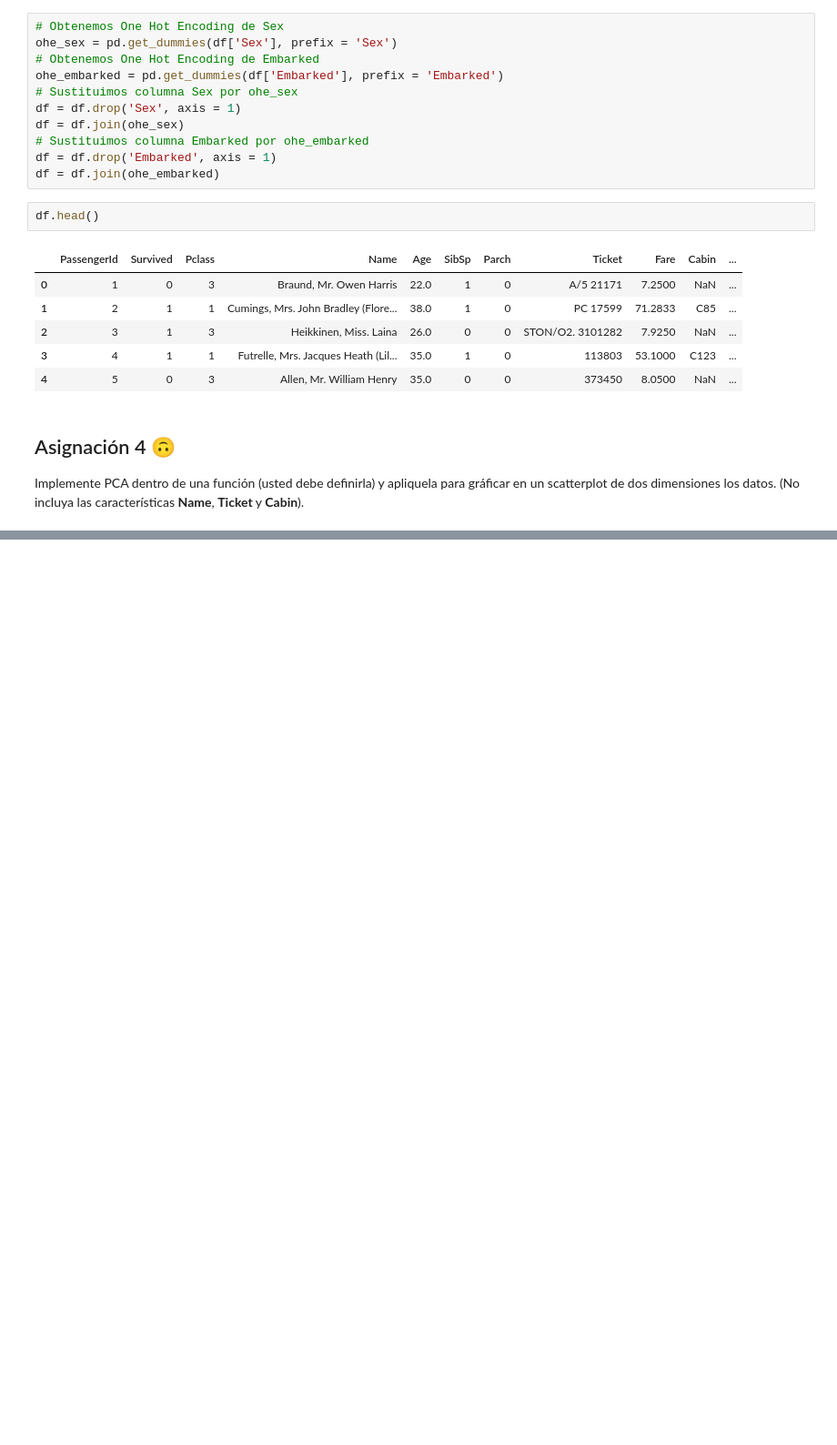
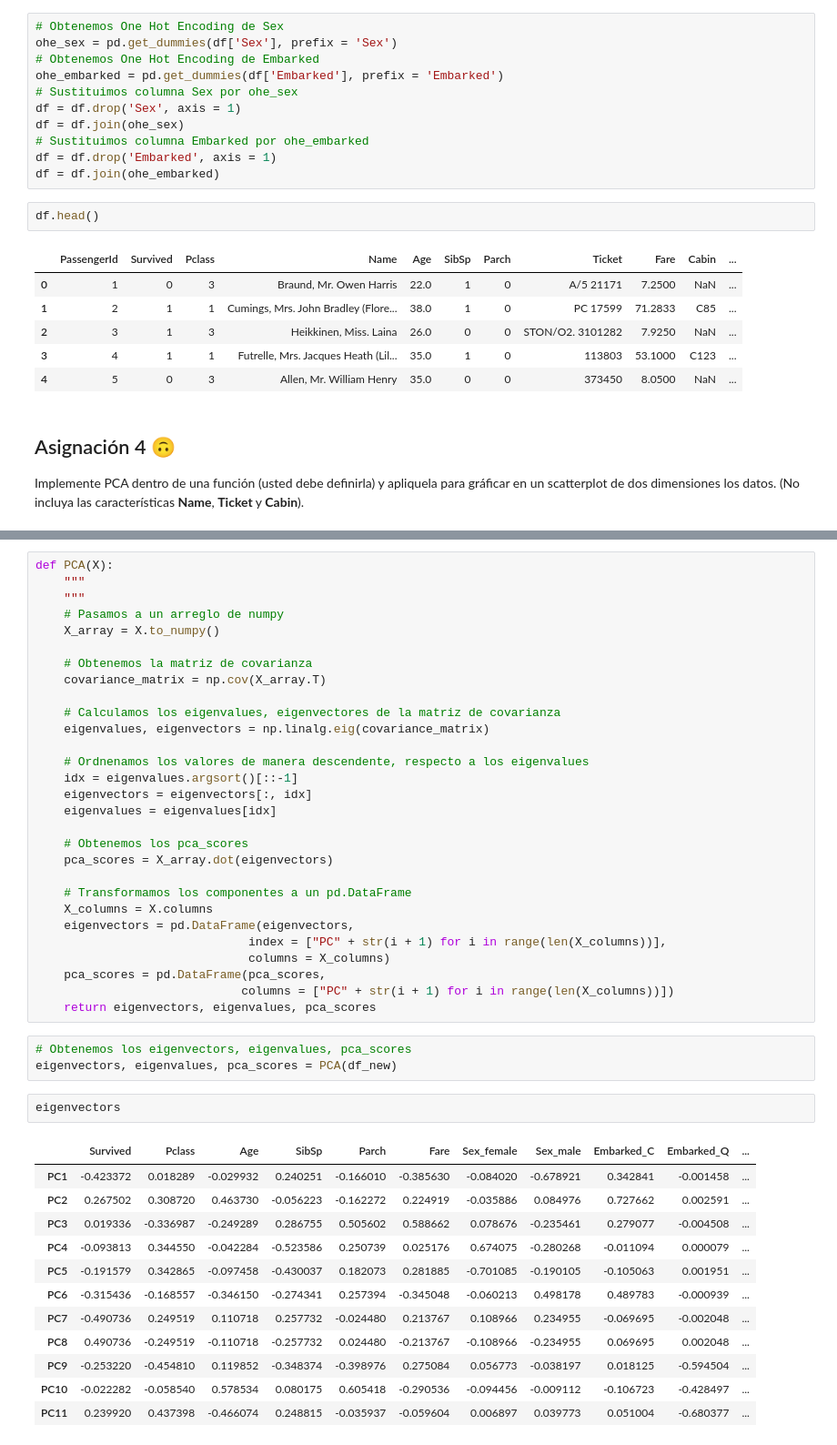
Before and after one commit to breko151/PREDICTIVE_MODELING, a Jupyter notebook: 2 - Preprocesamiento Básico.ipynb, the cells around one changed output, grey strips where cells are left out. Shown at 91% size. Cells and saved outputs as stored; diff of their text form; blank space fills up the shorter version.

```diff
--- a/2 - Preprocesamiento Básico.ipynb
+++ b/2 - Preprocesamiento Básico.ipynb
@@ -143,0 +200,47 @@ Implemente PCA dentro de una función (usted debe definirla) y apliquela para gr
+# %%
+def PCA(X):
+    """
+    """
+    # Pasamos a un arreglo de numpy
+    X_array = X.to_numpy()
+
+    # Obtenemos la matriz de covarianza
+    covariance_matrix = np.cov(X_array.T)
+
+    # Calculamos los eigenvalues, eigenvectores de la matriz de covarianza
+    eigenvalues, eigenvectors = np.linalg.eig(covariance_matrix)
+
+    # Ordnenamos los valores de manera descendente, respecto a los eigenvalues
+    idx = eigenvalues.argsort()[::-1]
+    eigenvectors = eigenvectors[:, idx]
+    eigenvalues = eigenvalues[idx]
+
+    # Obtenemos los pca_scores
+    pca_scores = X_array.dot(eigenvectors)
+
+    # Transformamos los componentes a un pd.DataFrame
+    X_columns = X.columns
+    eigenvectors = pd.DataFrame(eigenvectors,
+                              index = ["PC" + str(i + 1) for i in range(len(X_columns))],
+                              columns = X_columns)
+    pca_scores = pd.DataFrame(pca_scores,
+                             columns = ["PC" + str(i + 1) for i in range(len(X_columns))])
+    return eigenvectors, eigenvalues, pca_scores
+# %%
+# Obtenemos los eigenvectors, eigenvalues, pca_scores
+eigenvectors, eigenvalues, pca_scores = PCA(df_new)
+# %%
+eigenvectors
+# %% [output]
+|  | Survived | Pclass | Age | SibSp | Parch | Fare | Sex_female | Sex_male | Embarked_C | Embarked_Q | ... |
+| PC1 | -0.423372 | 0.018289 | -0.029932 | 0.240251 | -0.166010 | -0.385630 | -0.084020 | -0.678921 | 0.342841 | -0.001458 | ... |
+| PC2 | 0.267502 | 0.308720 | 0.463730 | -0.056223 | -0.162272 | 0.224919 | -0.035886 | 0.084976 | 0.727662 | 0.002591 | ... |
+| PC3 | 0.019336 | -0.336987 | -0.249289 | 0.286755 | 0.505602 | 0.588662 | 0.078676 | -0.235461 | 0.279077 | -0.004508 | ... |
+| PC4 | -0.093813 | 0.344550 | -0.042284 | -0.523586 | 0.250739 | 0.025176 | 0.674075 | -0.280268 | -0.011094 | 0.000079 | ... |
+| PC5 | -0.191579 | 0.342865 | -0.097458 | -0.430037 | 0.182073 | 0.281885 | -0.701085 | -0.190105 | -0.105063 | 0.001951 | ... |
+| PC6 | -0.315436 | -0.168557 | -0.346150 | -0.274341 | 0.257394 | -0.345048 | -0.060213 | 0.498178 | 0.489783 | -0.000939 | ... |
+| PC7 | -0.490736 | 0.249519 | 0.110718 | 0.257732 | -0.024480 | 0.213767 | 0.108966 | 0.234955 | -0.069695 | -0.002048 | ... |
+| PC8 | 0.490736 | -0.249519 | -0.110718 | -0.257732 | 0.024480 | -0.213767 | -0.108966 | -0.234955 | 0.069695 | 0.002048 | ... |
+| PC9 | -0.253220 | -0.454810 | 0.119852 | -0.348374 | -0.398976 | 0.275084 | 0.056773 | -0.038197 | 0.018125 | -0.594504 | ... |
+| PC10 | -0.022282 | -0.058540 | 0.578534 | 0.080175 | 0.605418 | -0.290536 | -0.094456 | -0.009112 | -0.106723 | -0.428497 | ... |
+| PC11 | 0.239920 | 0.437398 | -0.466074 | 0.248815 | -0.035937 | -0.059604 | 0.006897 | 0.039773 | 0.051004 | -0.680377 | ... |
```
Also changed, not shown: parts of 10 cells of this notebook.
